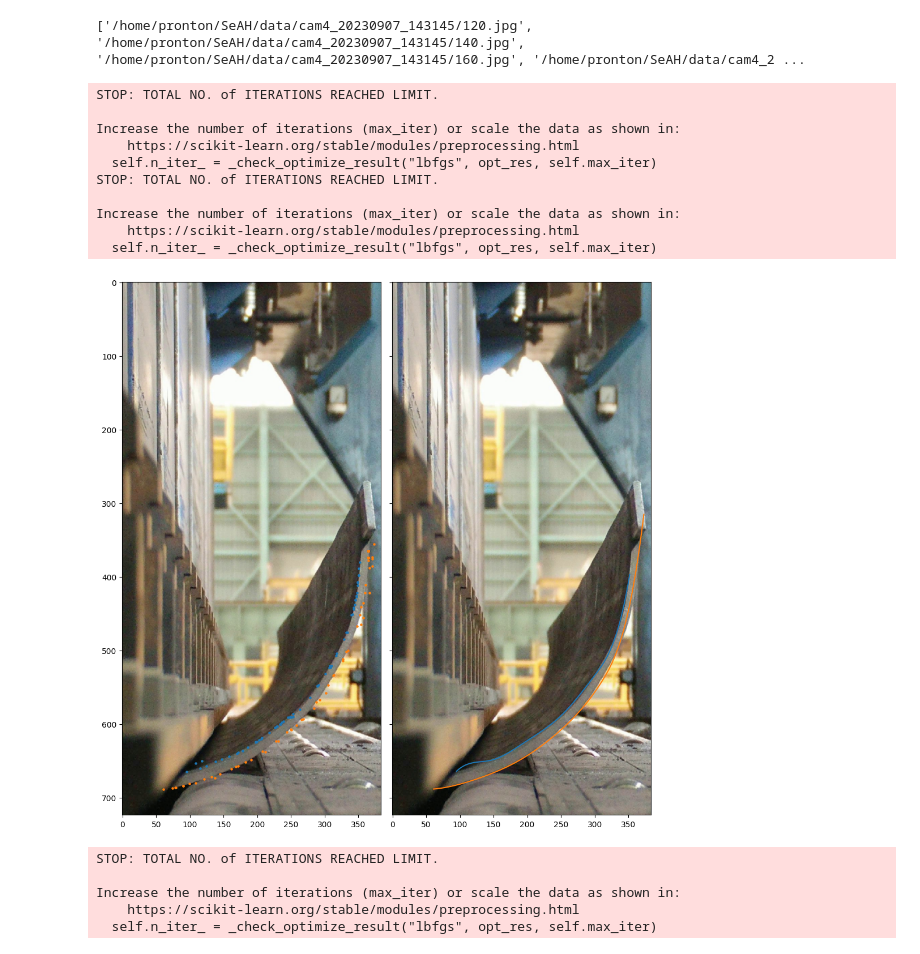
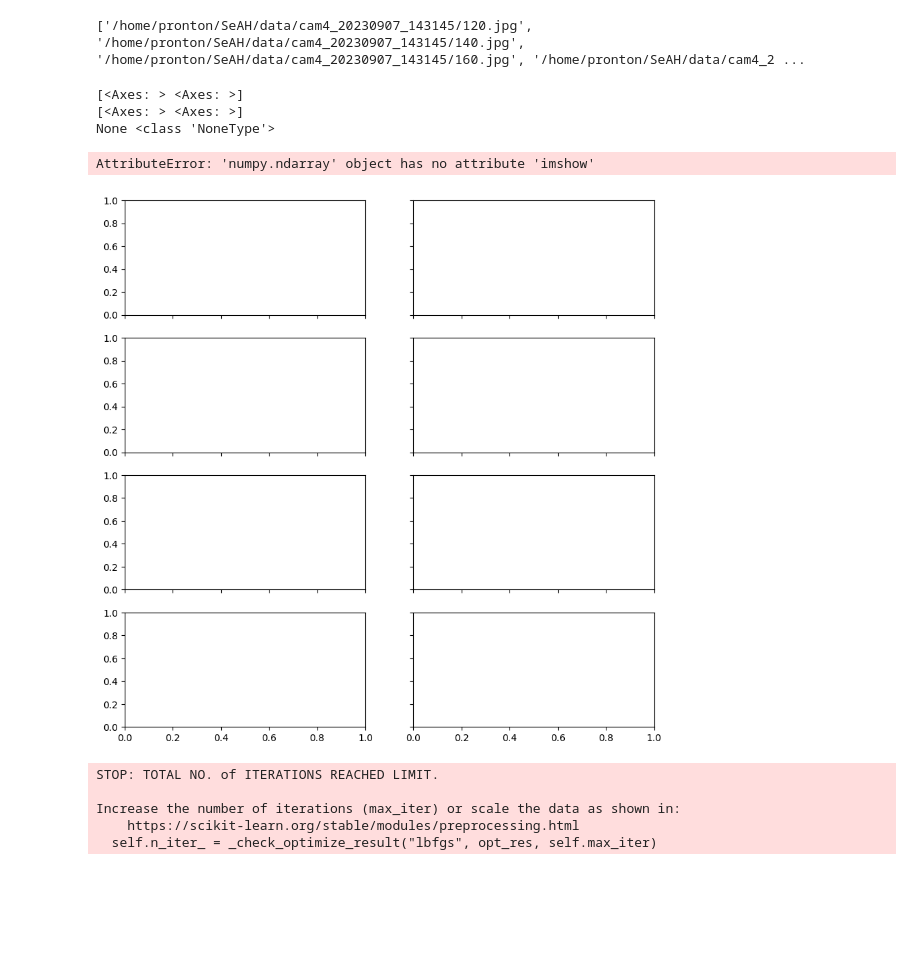
Before and after one commit to monte-carIo/SeAH, a Jupyter notebook: edge_searching.ipynb, the cells around one changed output. Saved outputs shown, nothing was run; the diff lists cells and outputs as text; code cells hidden in the pictures; blank space fills up the shorter version.

```diff
--- a/edge_searching.ipynb
+++ b/edge_searching.ipynb
@@ -17,46 +17,41 @@ print(img_paths)
 # %%
 n_cols = len(img_paths)
 fig, aux = plt.subplots(n_cols, 2, sharex=True, sharey=True, figsize=(10, 10))
 
 
-for i in range(n_cols):
+for i in range(0, n_cols, 2):
+    print(print(aux[i]), type(print(aux[i])))
     # slide window
     img = cv2.imread(img_paths[i]) # img = cv2.imread(argv[1])
     inner_segs, outer_segs = sliding_window(img)
     scale = .5
     img = cv2.resize(img, (0,0), fx = scale, fy = scale)
 
     # curve fitting
     segs = np.array(inner_segs)
     X = np.concatenate((segs[:, 0], segs[:, 2]) , axis = 0).reshape(-1, 1)
     y = np.concatenate((segs[:, 1], segs[:, 3]) , axis = 0).reshape(-1, 1)
-    aux[].imshow(img[:,:,::-1],  aspect="auto")
-    aux[0].scatter(X, y, s = 5)
+    aux[i].imshow(img[:,:,::-1],  aspect="auto")
+    aux[i].scatter(X, y, s = 5)
     model = curve_fit(X, y)
     X_test, y_pred = predict_curve(X,y,model)
-    aux[1].plot(X_test, y_pred, )
+    aux[i+1].plot(X_test, y_pred, )
 
     segs = np.array(outer_segs)
     X = np.concatenate((segs[:, 0], segs[:, 2]) , axis = 0).reshape(-1, 1)
     y = np.concatenate((segs[:, 1], segs[:, 3]) , axis = 0).reshape(-1, 1)
-    aux[0].scatter(X, y, s = 5)
+    aux[i].scatter(X, y, s = 5)
     model = curve_fit(X, y)
     X_test, y_pred = predict_curve(X,y,model)
-    aux[1].plot(X_test, y_pred)
-    aux[1].imshow(img[:,:,::-1],  aspect="auto")
+    aux[i+1].plot(X_test, y_pred)
+    aux[i+1].imshow(img[:,:,::-1],  aspect="auto")
     fig.tight_layout()
 # %% [output]
-STOP: TOTAL NO. of ITERATIONS REACHED LIMIT.
-
-Increase the number of iterations (max_iter) or scale the data as shown in:
-    https://scikit-learn.org/stable/modules/preprocessing.html
-  self.n_iter_ = _check_optimize_result("lbfgs", opt_res, self.max_iter)
-STOP: TOTAL NO. of ITERATIONS REACHED LIMIT.
-
-Increase the number of iterations (max_iter) or scale the data as shown in:
-    https://scikit-learn.org/stable/modules/preprocessing.html
-  self.n_iter_ = _check_optimize_result("lbfgs", opt_res, self.max_iter)
+[<Axes: > <Axes: >]
+[<Axes: > <Axes: >]
+None <class 'NoneType'>
+AttributeError: 'numpy.ndarray' object has no attribute 'imshow'
-[figure, old version]
+[figure, new version]
 # %%
 segs = np.array(inner_segs)
 X = np.concatenate((segs[:, 0], segs[:, 2]) , axis = 0).reshape(-1, 1)
```
Also changed, not shown: 3 other files.
